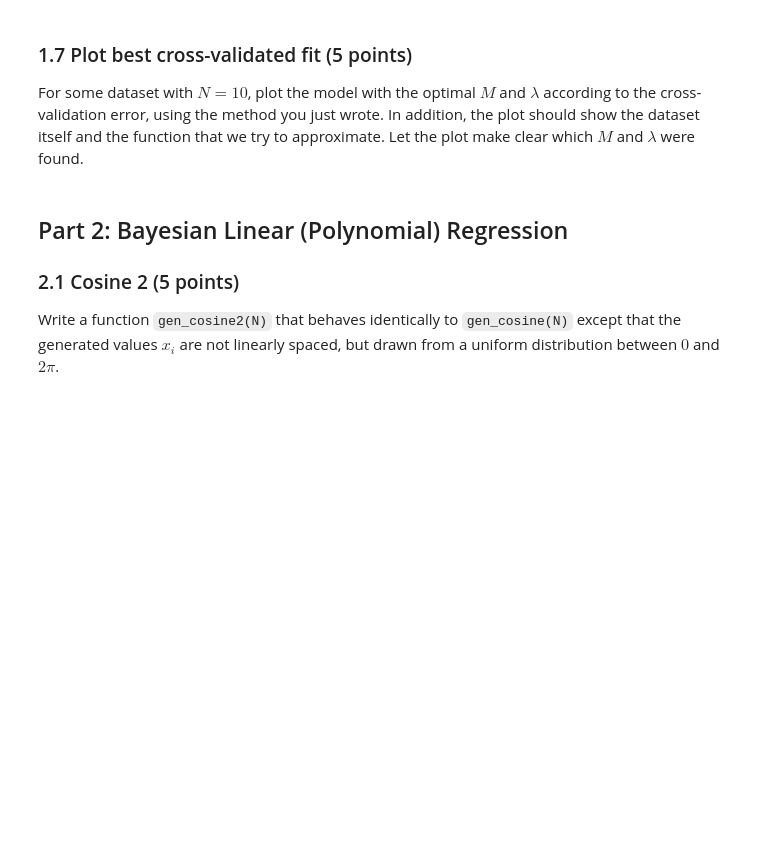
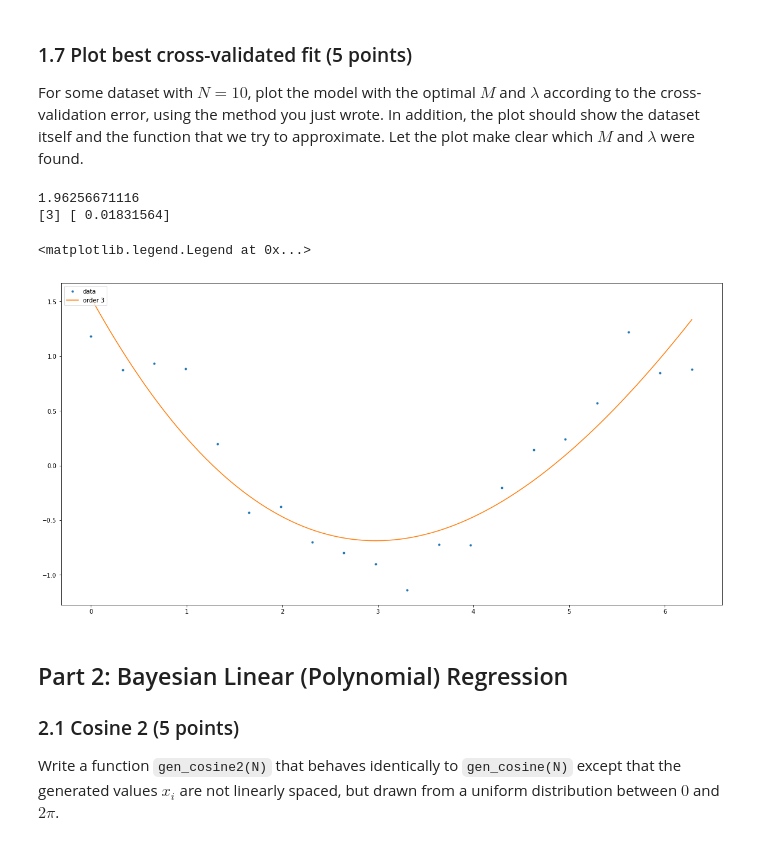
Before and after one commit to Kaleidophon/-friendly-octo-palm-tree, a Jupyter notebook: lab1.ipynb, the cells around one changed output. Drawn from its saved outputs; the diff is of its cells as text; code cells hidden in the pictures; blank space fills up the shorter version.

```diff
--- a/lab1.ipynb
+++ b/lab1.ipynb
@@ -184,12 +234,27 @@ def kfold_indices(N, k):
         valid_folds.append(valid_indices)
         train_folds.append(np.setdiff1d(all_indices, valid_indices))
     return train_folds, valid_folds
-# %%
-def find_best_m_and_lamb(x, t):
-    # YOUR CODE HERE
-    raise NotImplementedError()
-
-    return M_best, lamb_best
+# %%
+def cross_validation_error(k, x, t, train_folds, valid_folds):
+    cross_validation_err = 0
+    for i in range(k):
+        train_fold = train_folds[i]
+        valid_fold = valid_folds[i]
+        pred_err = pred_error(x[train_fold], x[valid_fold], t[train_fold], t[valid_fold], M, lamb)
+        cross_validation_err += abs(pred_err)
+    return cross_validation_err
+
+def find_best_m_and_lamb(x, t, Ms, lambs, k):
+    scores = np.zeros((len(Ms), len(lambs)))
+    for i, M in enumerate(Ms):
+        for j, lamb in enumerate(lambs):
+            train_folds, valid_folds = kfold_indices(N, k)
+            cross_validation_err = cross_validation_error(k, x, t, train_folds, valid_folds)
+            scores[i, j] = abs(cross_validation_err)
+#     print(scores)
+    min_score = amin(scores)
+    index = np.where(scores == min_score)
+    return Ms[index[0]], lambs[index[1]], min_score
 # %%
 ### If you want you can write your own test here
 # %% [markdown]
@@ -202,3 +264,26 @@ raise NotImplementedError()
+# %%
+k = 2
+N = 20
+x, t = gen_cosine(N)
+Ms = np.arange(10)
+lambs = np.array([exp(-10), exp(-9), exp(-8), exp(-7), exp(-6), exp(-5), exp(-4), exp(-3), exp(-2), exp(-1), exp(0)])
+
+bestM, bestlamb, min_score = find_best_m_and_lamb(x, t, Ms, lambs, k)
+print(min_score)
+print(bestM, bestlamb)
+bestM = int(bestM[0])
+bestlamb = bestlamb[0]
+
+w_ml, Phi_train = fit_polynomial_reg(x, t, bestM, bestlamb)
+
+plt.plot(x, t, '.', label='data')
+plot_polynomial(w_ml, bestM, 100, 0, 2*math.pi)
+plt.legend(loc='upper left')
+# %% [output]
+1.96256671116
+[3] [ 0.01831564]
+<matplotlib.legend.Legend at 0x...>
+[figure, added]
 # %% [markdown]
 ## Part 2: Bayesian Linear (Polynomial) Regression
 
```
Also changed, not shown: parts of 13 cells of this notebook.
